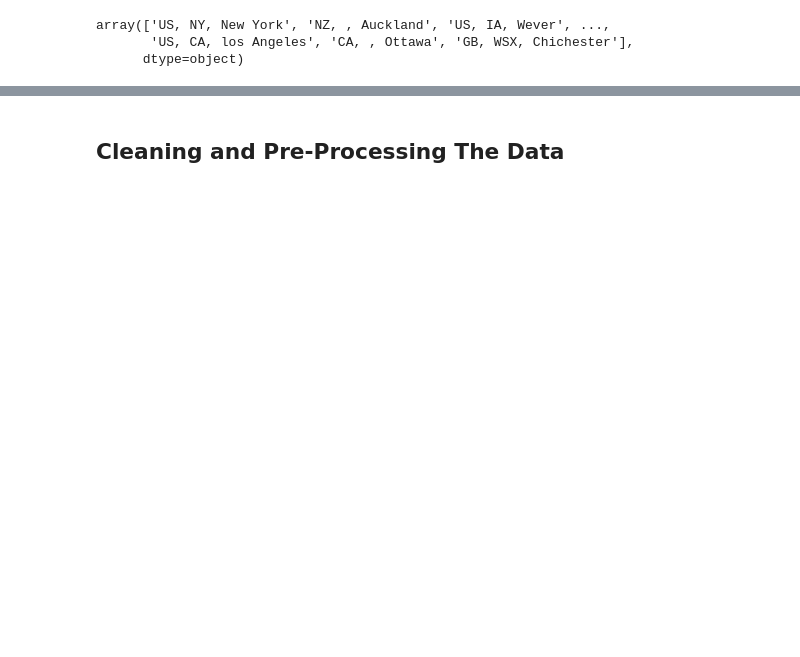
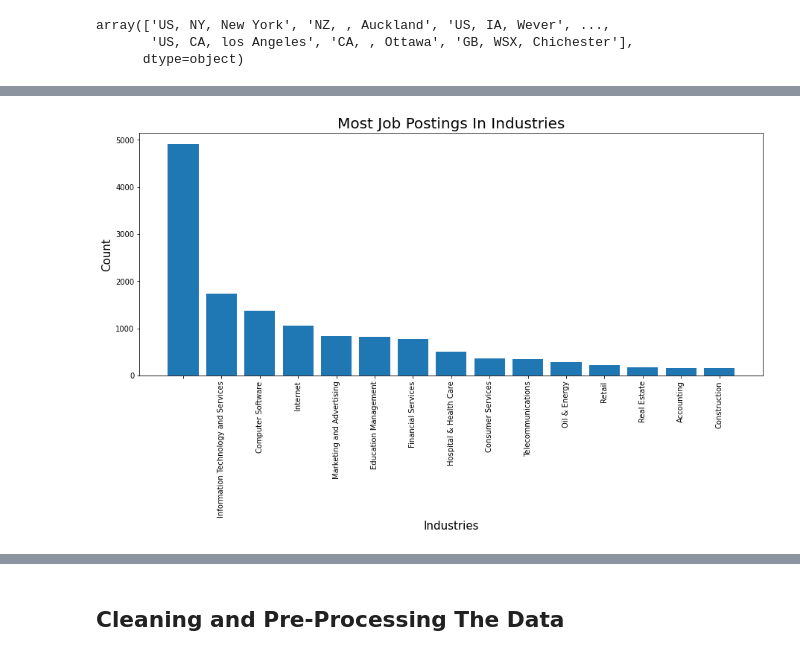
Before and after one commit to Devil-Rick/Fake-Job-Detection, a Jupyter notebook: Fake_Job_Detection.ipynb, the cells around one changed output, grey strips where cells are left out. Drawn from its saved outputs; the diff is of its cells as text; code cells hidden in the pictures; blank space fills up the shorter version.

```diff
--- a/Fake_Job_Detection.ipynb
+++ b/Fake_Job_Detection.ipynb
@@ -259,0 +318,12 @@ plt.bar(most_fraud.keys() , most_fraud.values());
+# %%
+most_fraud = dict(df.industry.value_counts()[:15])
+
+# plot
+plt.figure(figsize=(15,6))
+plt.title('Most Job Postings In Industries' , size = 20)
+plt.xticks(rotation= 90)
+plt.ylabel('Count' , size = 15)
+plt.xlabel('Industries' , size = 15)
+plt.bar(most_fraud.keys() , most_fraud.values());
+# %% [output]
+[figure, added]
```
Also changed, not shown: parts of 13 cells of this notebook.
